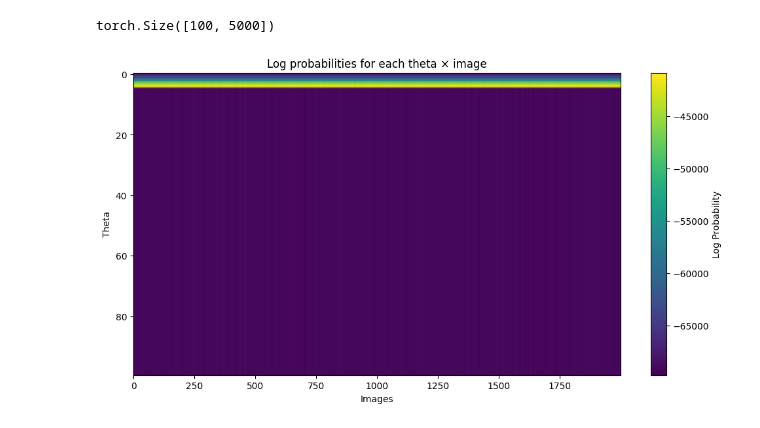
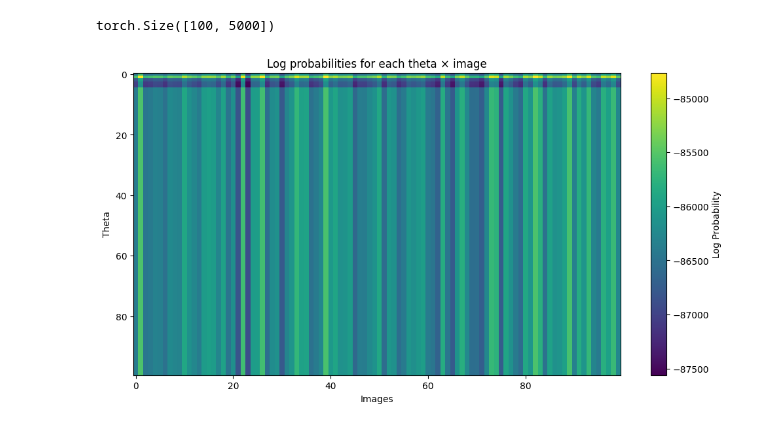
Before and after one commit to dariagusew/cryoSBI, a Jupyter notebook: tutorials/NLE/BioEM_minimizer/evaulate_likelihood.ipynb, the cells around one changed output. Cells and saved outputs as stored; diff of their text form; code cells hidden in the pictures.

```diff
--- a/tutorials/NLE/BioEM_minimizer/evaulate_likelihood.ipynb
+++ b/tutorials/NLE/BioEM_minimizer/evaulate_likelihood.ipynb
@@ -75,14 +75,14 @@ np.save('log_prob',log)
 log = np.load('log_prob.npy')
 # %%
 plt.figure(figsize=(12, 6))
-plt.imshow(log[:2000,:2000], aspect='auto', cmap='viridis')
+plt.imshow(log[:100,:100], aspect='auto', cmap='viridis')
 plt.colorbar(label='Log Probability')
 plt.xlabel('Images')
 plt.ylabel('Theta')
 plt.title('Log probabilities for each theta × image')
 plt.show()
 # %% [output]
-[figure, old version]
+[figure, new version]
 # %%
 plt.figure(figsize=(8,4))
 plt.hist(log.flatten(), bins=50, color='skyblue', edgecolor='black')
```
Also changed, not shown: parts of 2 cells of this notebook, 4 other files.
